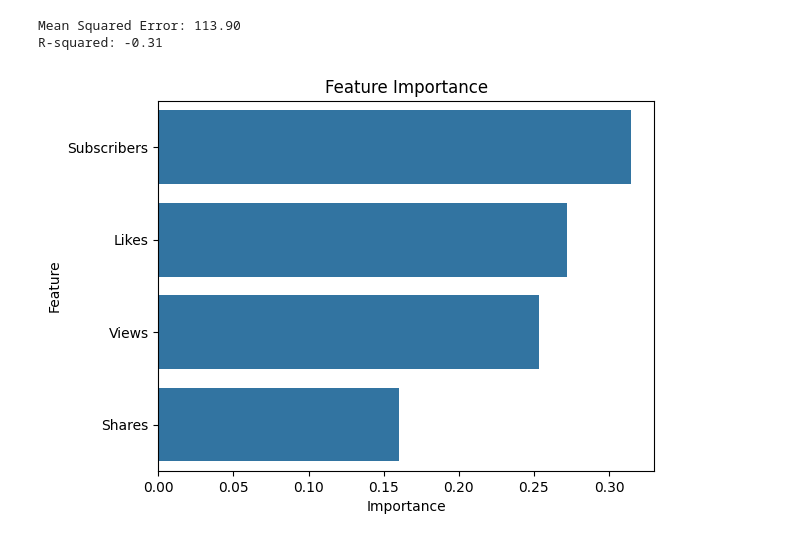
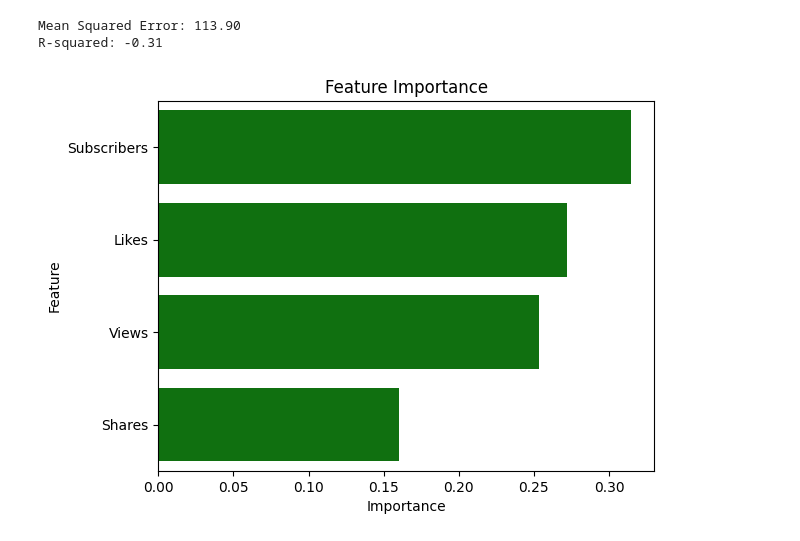
Before and after one commit to Deepnotcoder/Internship-Project-1, a Jupyter notebook: UNLOCKING.IPYNB, the cells around one changed output. Cells and saved outputs as stored; diff of their text form; code cells hidden in the pictures.

```diff
--- a/UNLOCKING.IPYNB
+++ b/UNLOCKING.IPYNB
@@ -61,13 +62,13 @@ print(f"R-squared: {r2:.2f}")
 Mean Squared Error: 113.90
 R-squared: -0.31
 # %%
-# ✅ 8. Feature Importance
+# Feature Importance
 importances = model.feature_importances_
 feature_df = pd.DataFrame({"Feature": features, "Importance": importances})
 feature_df = feature_df.sort_values(by="Importance", ascending=False)
 
-sns.barplot(x="Importance", y="Feature", data=feature_df)
+sns.barplot(x="Importance", y="Feature", data=feature_df, color='green')
 plt.title("Feature Importance")
 plt.show()
 # %% [output]
-[figure, old version]
+[figure, new version]
```
Also changed, not shown: parts of 2 cells of this notebook.
